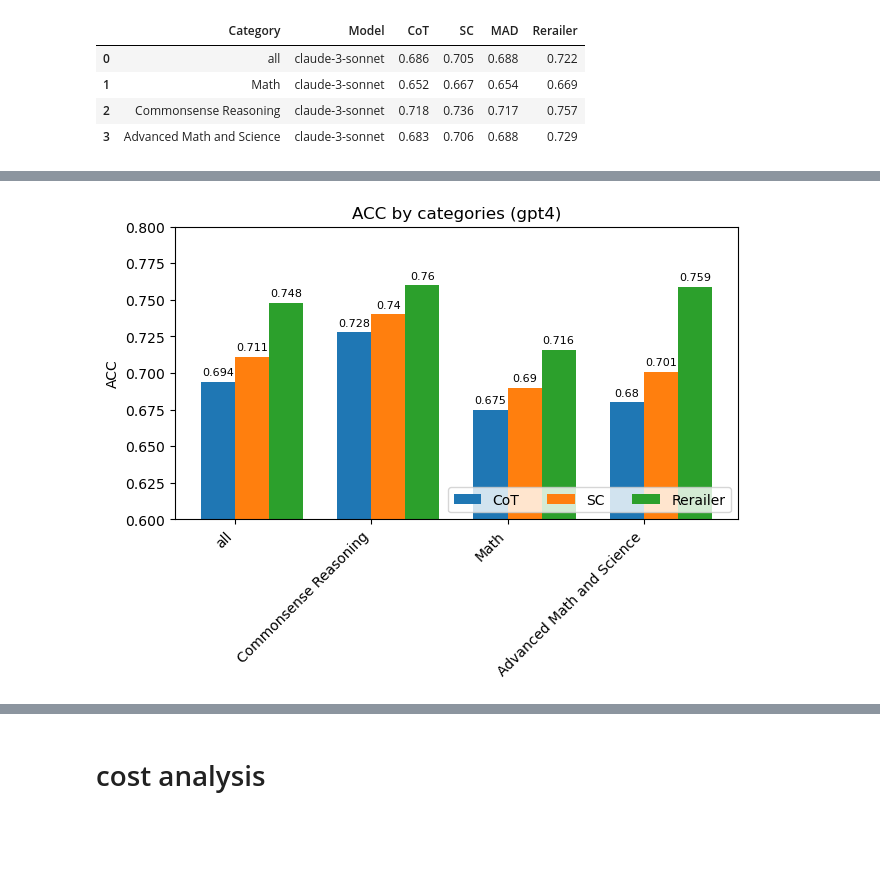
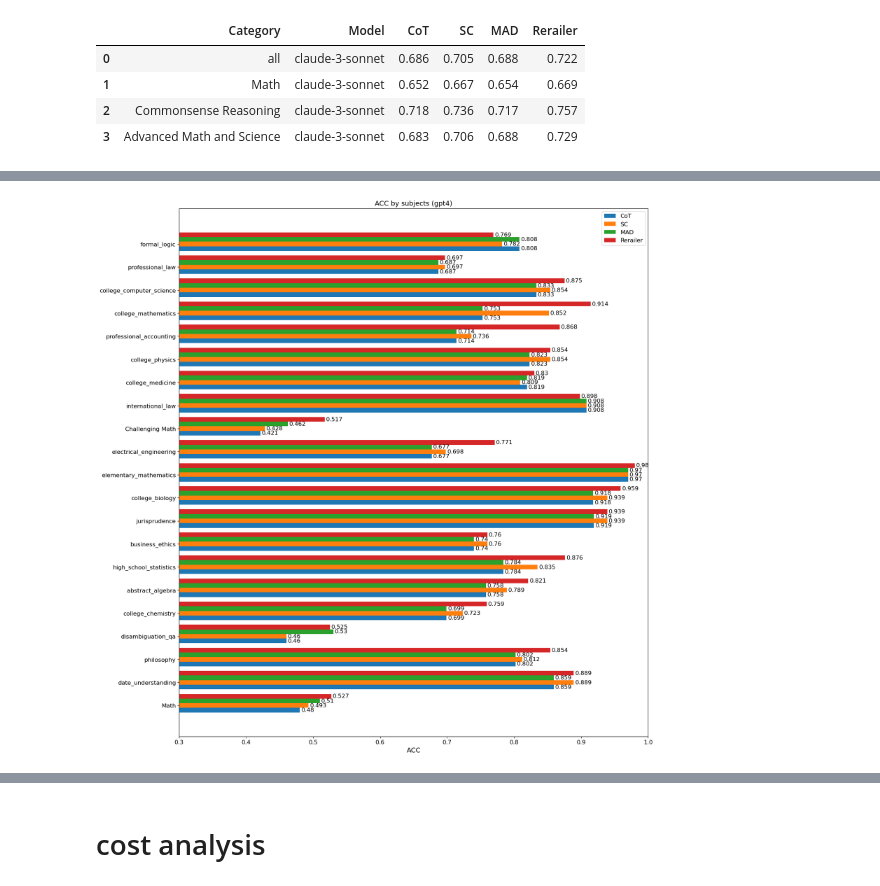
Before and after one commit to wan19990901/CoT_rerailer, a Jupyter notebook: src/Evaluation.ipynb, the cells around one changed output, grey strips where cells are left out. Cells and saved outputs as stored; diff of their text form; code cells hidden in the pictures; blank space fills up the shorter version.

```diff
--- a/src/Evaluation.ipynb
+++ b/src/Evaluation.ipynb
@@ -2,6 +2,11 @@
 import pandas as pd
 import os
 # %%
+def modify_float(num):
+    try:
+        return str(round(float(num),1))
+    except:
+        return num
 def compute_results(df):
     correctness = 0
     sc_correctness = 0
@@ -13,7 +18,7 @@ def compute_results(df):
         output_answer = row['Cot_random_answer'].lower()
         sc_answer = row['Smv_Answer'].lower()
         # judge_answer = row['Output_Answer'].lower()
-        mad_answer = row['MAD_Answer'].lower()
+        mad_answer = modify_float(row['MAD_Answer']).lower()
         rerailer_ans = row['Corrected COT Answer'].lower()
         if correct_ans == output_answer[0]:
             correctness += 1
@@ -141,48 +202,74 @@ df_result_4
 # %%
 import matplotlib.pyplot as plt
 import numpy as np
+results_li = []
+for cate in set(df_3.Category.tolist()):
+    df_temp = df_3[df_3['Category']==cate]
+    result = compute_results(df_temp)
+    result['Model'] = 'gpt-3.5-turbo'
+    result['Category'] = cate
+    results_li.append(pd.DataFrame(result, index=[0]))
+df_result_3 = pd.concat(results_li,ignore_index=True)[['Category','Model','CoT','SC','MAD','Rerailer']]
 
-def get_plot(df, model,chunk_size=4):
+
+results_li = []
+for cate in set(df_claude.Category.tolist()):
+    df_temp = df_claude[df_claude['Category']==cate]
+    result = compute_results(df_temp)
+    result['Model'] = 'claude-3-sonnet'
+    result['Category'] = cate
+    results_li.append(pd.DataFrame(result, index=[0]))
+df_result_claude = pd.concat(results_li,ignore_index=True)[['Category','Model','CoT','SC','MAD','Rerailer']]
+
+
+results_li = []
+for cate in set(df_4.Category.tolist()):
+    df_temp = df_4[df_4['Category']==cate]
+    result = compute_results(df_temp)
+    result['Model'] = 'gpt-4'
+    result['Category'] = cate
+    results_li.append(pd.DataFrame(result, index=[0]))
+df_result_4 = pd.concat(results_li,ignore_index=True)[['Category','Model','CoT','SC','MAD','Rerailer']]
+
+def get_horizontal_plot(df, model, ax=None, fontsize=12):
     categories = tuple(df.Category.tolist())
     result = {'CoT': tuple(df.CoT.tolist()),
               'SC': tuple(df.SC.tolist()),
+              'MAD': tuple(df.MAD.tolist()),
               'Rerailer': tuple(df.Rerailer.tolist()),
               # Add more columns here if needed
               }
 
     num_categories = len(categories)
-    num_chunks = (num_categories + chunk_size - 1) // chunk_size  # Calculate number of chunks
-    width = 0.25  # the width of the bars
+    height = 0.20  # the height of the bars
 
-    for chunk in range(num_chunks):
-        start_idx = chunk * chunk_size
-        end_idx = min(start_idx + chunk_size, num_categories)
+    y = np.arange(num_categories)  # the label locations
 
-        chunk_categories = categories[start_idx:end_idx]
-        chunk_result = {k: v[start_idx:end_idx] for k, v in result.items()}
-        x = np.arange(len(chunk_categories))  # the label locations
-
+    if ax is None:
         plt.figure(figsize=(16, 8))
         fig, ax = plt.subplots(layout='constrained')
 
-        multiplier = 0
-        for attribute, measurement in chunk_result.items():
-            offset = width * multiplier
-            rects = ax.bar(x + offset, measurement, width, label=attribute)
-            ax.bar_label(rects, padding=3,fontsize =8)
-            multiplier += 1
+    multiplier = 0
+    for attribute, measurement in result.items():
+        offset = height * multiplier
+        rects = ax.barh(y + offset, measurement, height, label=attribute)
+        ax.bar_label(rects, padding=3, fontsize=fontsize - 2)
+        multiplier += 1
 
-        # Add some text for labels, title and custom x-axis tick labels, etc.
-        ax.set_ylabel('ACC')
-        ax.set_title(f'ACC by categories ({model})')
-        ax.set_xticks(x + width / 2)
-        ax.set_xticklabels(chunk_categories, rotation=45, ha='right')  # Rotate x-axis labels
-        ax.legend(loc='lower right', ncols=3)
-        ax.set_ylim(0.6, 0.8)
+    # Add some text for labels, title and custom y-axis tick labels, etc.
+    ax.set_xlabel('ACC', fontsize=fontsize)
+    ax.set_title(f'ACC by subjects ({model})', fontsize=fontsize)
+    ax.set_yticks(y + height)
+    ax.set_yticklabels(categories, rotation=0, ha='right', fontsize=fontsize - 2)  # Rotate y-axis labels
+    ax.legend(loc='best', ncols=1, fontsize=fontsize - 2)
+    ax.set_xlim(0.3, 1)
+    ax.tick_params(axis='both', which='major', labelsize=fontsize - 2)
 
-        plt.show()
+# Create a figure with a single subplot
+fig, ax = plt.subplots(figsize=(16, 16), constrained_layout=True)
 
-get_plot(df_result_4,'gpt4')
-get_plot(df_result_3,'gpt3.5')
-get_plot(df_result_claude,'claude3')
+# Plot the horizontal bar plot with increased font size for GPT-4
+get_horizontal_plot(df_result_4, 'gpt4', ax=ax, fontsize=14)
+
+plt.show()
 # %% [output]
@@ -190 +276 @@ get_plot(df_result_claude,'claude3')
-[figure, old version]
+[figure, new version]
```
Also changed, not shown: parts of 17 cells of this notebook, 16 other files.
